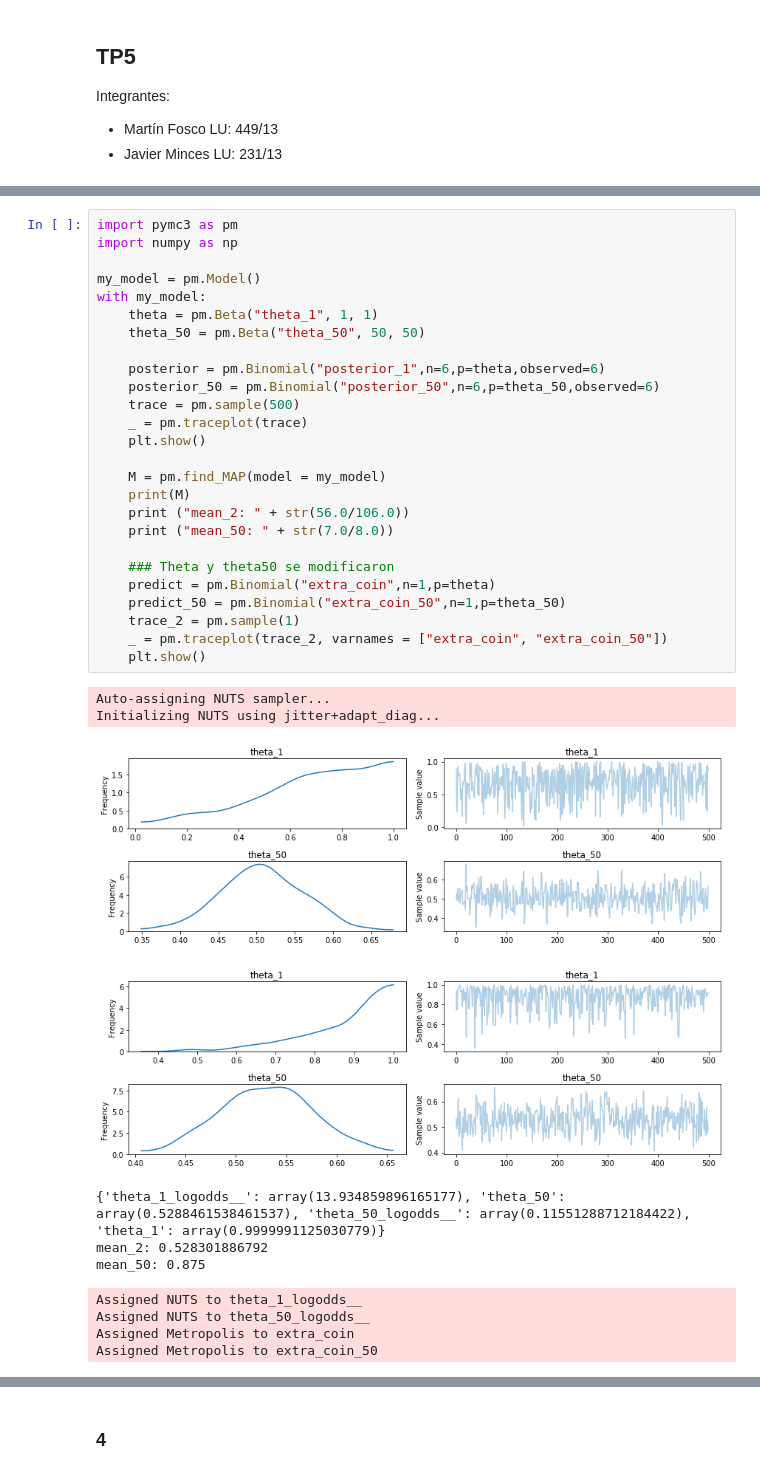
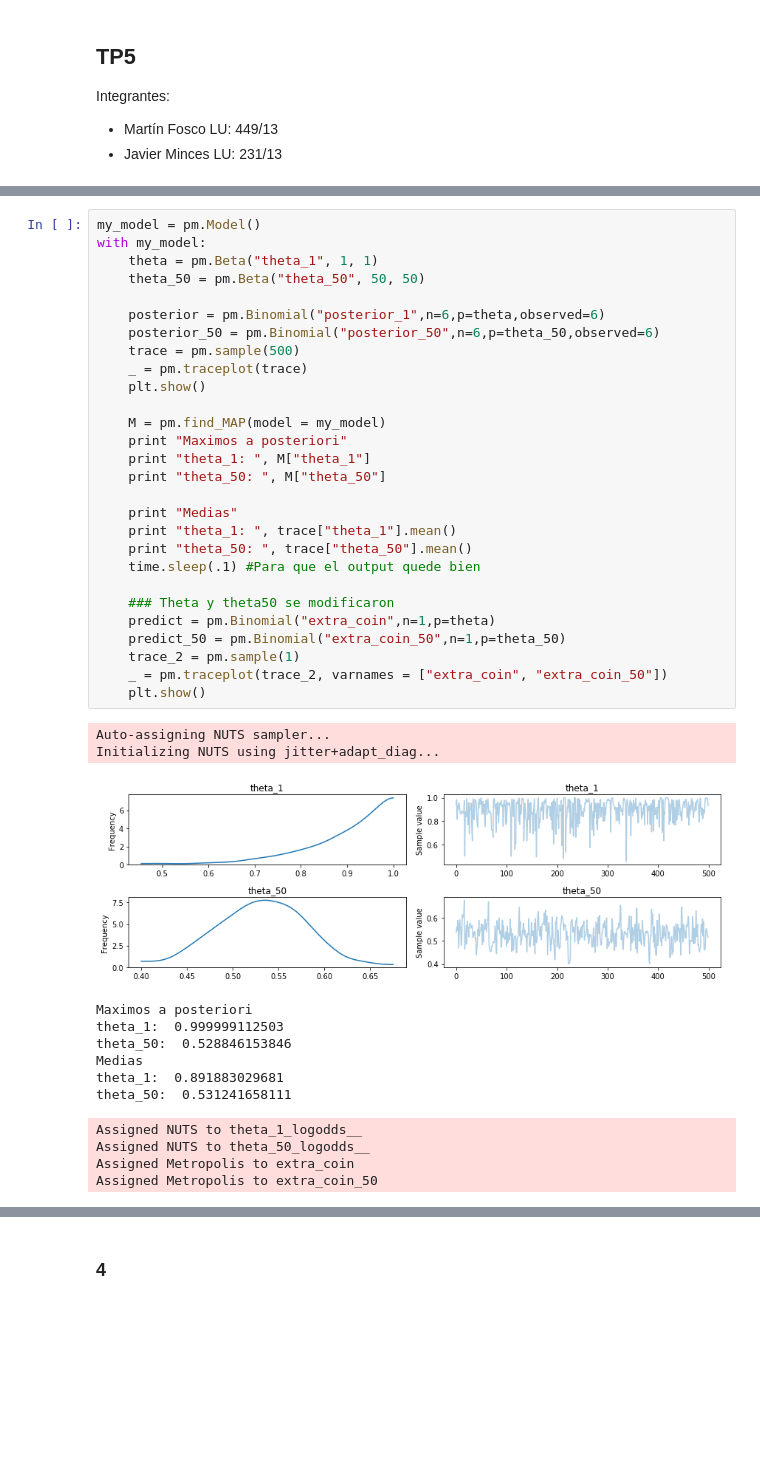
Before and after one commit to fhosen/CienciaDeDatos, a Jupyter notebook: TP5/TP5.ipynb, the cells around one changed output, grey strips where cells are left out. Drawn from its saved outputs; the diff is of its cells as text; blank space fills up the shorter version.

Commit message:
Mean

```diff
--- a/TP5/TP5.ipynb
+++ b/TP5/TP5.ipynb
@@ -30,37 +16,41 @@ def run_ppc(trace, samples=100, model=None):
 # %%
-import pymc3 as pm
-import numpy as np
-
 my_model = pm.Model()
 with my_model:
     theta = pm.Beta("theta_1", 1, 1)
     theta_50 = pm.Beta("theta_50", 50, 50)
 
     posterior = pm.Binomial("posterior_1",n=6,p=theta,observed=6)
     posterior_50 = pm.Binomial("posterior_50",n=6,p=theta_50,observed=6)
     trace = pm.sample(500)
     _ = pm.traceplot(trace)
     plt.show()
 
     M = pm.find_MAP(model = my_model)
-    print(M)
-    print ("mean_2: " + str(56.0/106.0))
-    print ("mean_50: " + str(7.0/8.0))
+    print "Maximos a posteriori"
+    print "theta_1: ", M["theta_1"]
+    print "theta_50: ", M["theta_50"]
+
+    print "Medias"
+    print "theta_1: ", trace["theta_1"].mean()
+    print "theta_50: ", trace["theta_50"].mean()
+    time.sleep(.1) #Para que el output quede bien
 
     ### Theta y theta50 se modificaron
     predict = pm.Binomial("extra_coin",n=1,p=theta)
     predict_50 = pm.Binomial("extra_coin_50",n=1,p=theta_50)
     trace_2 = pm.sample(1)
     _ = pm.traceplot(trace_2, varnames = ["extra_coin", "extra_coin_50"])
     plt.show()
 # %% [output]
 Auto-assigning NUTS sampler...
 Initializing NUTS using jitter+adapt_diag...
-[figure, old version]
+[figure, new version]
-[figure, old version]
-{'theta_1_logodds__': array(13.934859896165177), 'theta_50': array(0.5288461538461537), 'theta_50_logodds__': array(0.11551288712184422), 'theta_1': array(0.9999991125030779)}
-mean_2: 0.528301886792
-mean_50: 0.875
+Maximos a posteriori
+theta_1:  0.999999112503
+theta_50:  0.528846153846
+Medias
+theta_1:  0.891883029681
+theta_50:  0.531241658111
 Assigned NUTS to theta_1_logodds__
 Assigned NUTS to theta_50_logodds__
 Assigned Metropolis to extra_coin
```
Also changed, not shown: parts of 7 cells of this notebook.
